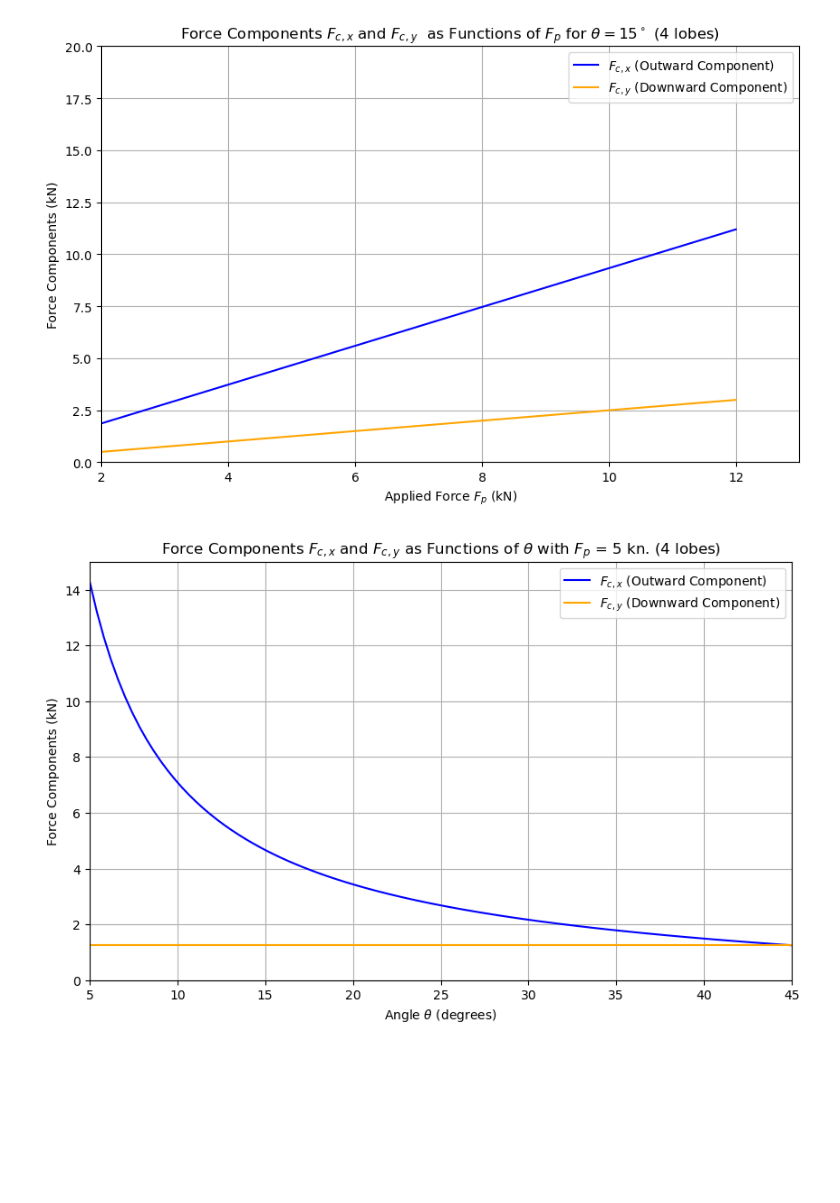
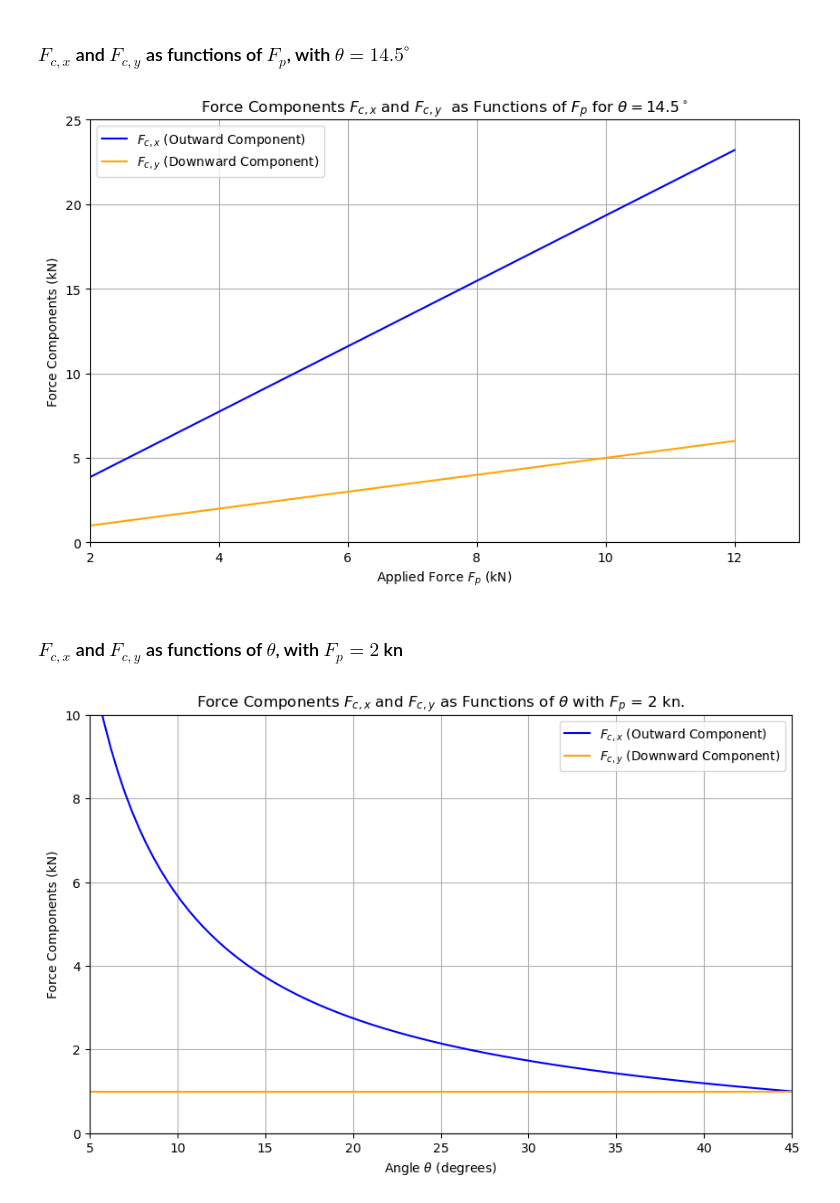
Before and after one commit to aaronksolomon/Cam-Forces, a Jupyter notebook: camming_forces.ipynb, the cells around one changed output. Saved outputs shown, nothing was run; the diff lists cells and outputs as text; code cells hidden in the pictures; blank space fills up the shorter version.

```diff
--- a/camming_forces.ipynb
+++ b/camming_forces.ipynb
@@ -117,39 +156,44 @@ Thus, the force $ F_c $ is decomposed into:
+# %% [markdown]
+### $F_{c,x}$ and $F_{c,y}$ as functions of $F_p$, with $\theta = 14.5^\circ$
 # %%
 import numpy as np
 import matplotlib.pyplot as plt
 
 # Constants
-theta = np.radians(15)  # Example angle in degrees, convert to radians
+theta = np.radians(14.5)  # Example angle in degrees, convert to radians
 
 # Force range (F_p) from 1 kN to 12 kN
 F_p = np.linspace(2e3, 12e3, 100)  # Force in Newtons
 
 # Calculate F_c,x and F_c,y
-F_c_x = F_p / (4 * np.tan(theta))  # F_c,y as a function of F_p
-F_c_y = F_p / 4  # F_c,x as a function of F_p
+F_c_x = F_p / (2 * np.tan(theta))  # F_c,y as a function of F_p
+F_c_y = F_p / 2  # F_c,x as a function of F_p
 
 # Plotting
 plt.figure(figsize=(10, 6))
 plt.plot(F_p / 1e3, F_c_x / 1e3, label=r'$F_{c,x}$ (Outward Component)', color='blue')
 plt.plot(F_p / 1e3, F_c_y / 1e3, label=r'$F_{c,y}$ (Downward Component)', color='orange')
 plt.xlim(2, 13)  # Set x-axis limits
-plt.ylim(0, 20)  # Set y-axis limits
+plt.ylim(0, 25)  # Set y-axis limits
 plt.xlabel('Applied Force $F_p$ (kN)')
 plt.ylabel('Force Components (kN)')
-plt.title(r'Force Components $F_{c,x}$ and $F_{c,y}$  as Functions of $F_p$ for $\theta = 15^\circ$ (4 lobes)')
+plt.title(r'Force Components $F_{c,x}$ and $F_{c,y}$  as Functions of $F_p$ for $\theta = 14.5^\circ$')
 plt.legend()
 plt.grid(True)
 plt.show()
 # %% [output]
-[figure, old version]
+[figure, new version]
+# %% [markdown]
+
+### $F_{c,x}$ and $F_{c,y}$ as functions of $\theta$, with $F_p = 2$ kn
 # %%
 # Constants
-F_p = 5e3  # Applied force fixed at 5 kN (5000 N)
+F_p = 2e3  # Applied force fixed at 5 kN (5000 N)
 theta = np.radians(np.linspace(5, 45, 100))  # Theta ranging from 5 degrees to 45 degrees
 
 # Calculate F_c,x and F_c,y
-F_c_x = F_p / (4 * np.tan(theta))  # F_c,x as a function of theta
-F_c_y = np.linspace(F_p / 4, F_p /4, 100) * theta / theta # F_c,y as a function of theta
+F_c_x = F_p / (2 * np.tan(theta))  # F_c,x as a function of theta
+F_c_y = np.linspace(F_p / 2, F_p /2, 100) * theta / theta # F_c,y as a function of theta
 
 # Convert theta to degrees for plotting
 theta_degrees = np.degrees(theta)
@@ -159,12 +203,12 @@ plt.figure(figsize=(10, 6))
 plt.plot(theta_degrees, F_c_x / 1e3, label=r'$F_{c,x}$ (Outward Component)', color='blue')
 plt.plot(theta_degrees, F_c_y / 1e3, label=r'$F_{c,y}$ (Downward Component)', color='orange')
 plt.xlim(5, 45)  # Set x-axis limits
-plt.ylim(0, 15)  # Set y-axis limits
+plt.ylim(0, 10)  # Set y-axis limits
 plt.xlabel('Angle $\\theta$ (degrees)')
 plt.ylabel('Force Components (kN)')
-plt.title(r'Force Components $F_{c,x}$ and $F_{c,y}$ as Functions of $\theta$ with $F_p$ = 5 kn. (4 lobes)')
+plt.title(r'Force Components $F_{c,x}$ and $F_{c,y}$ as Functions of $\theta$ with $F_p$ = 2 kn.')
 plt.legend()
 plt.grid(True)
 plt.show()
 # %% [output]
-[figure, old version]
+[figure, new version]
```
Also changed, not shown: parts of 8 cells of this notebook, 2 other files.
